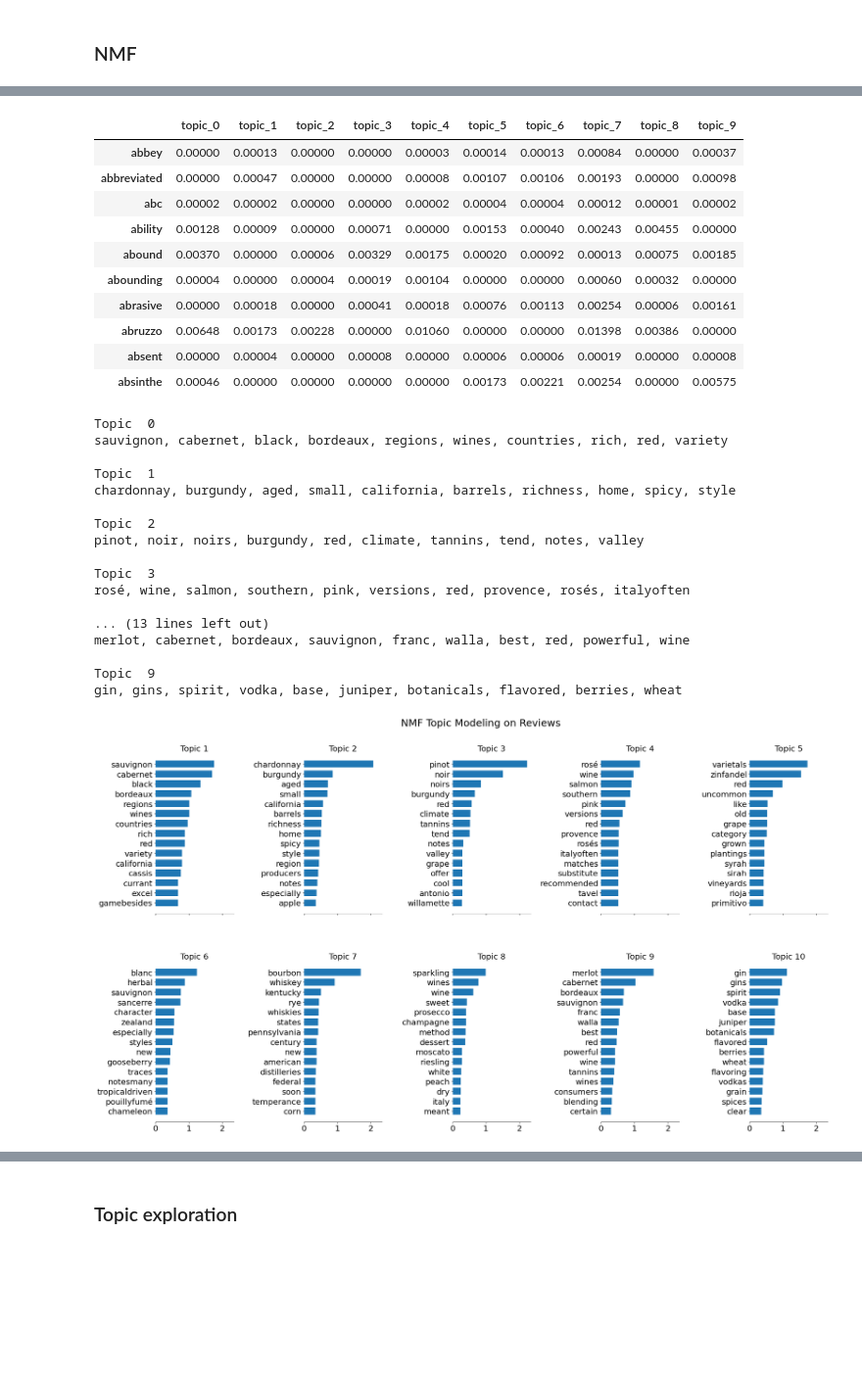
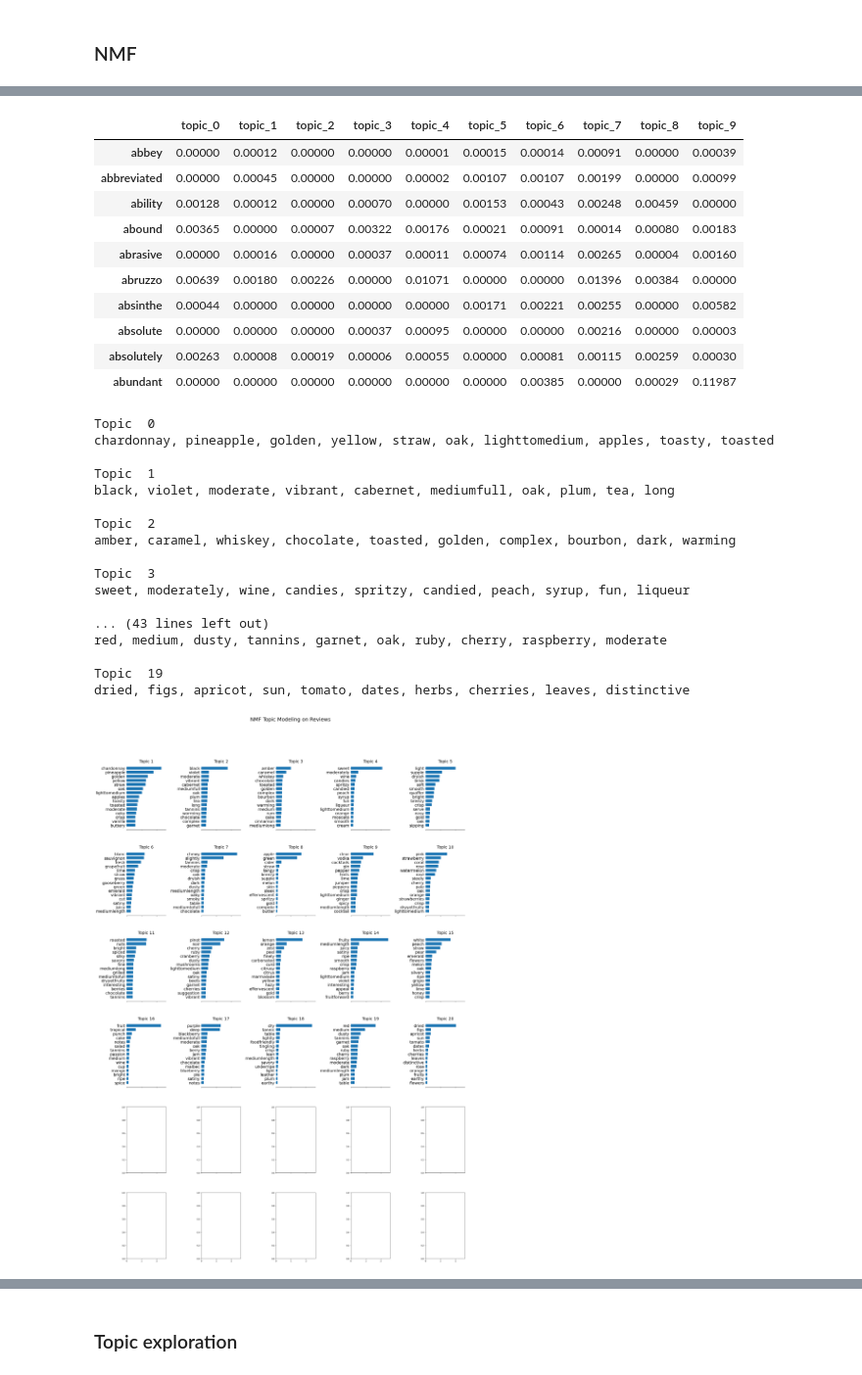
Before and after one commit to luongtruong77/nlp-drinks-cocktails-recommender, a Jupyter notebook: notebooks/topic-modeling.ipynb, the cells around one changed output, grey strips where cells are left out. Shown at 98% size. Drawn from its saved outputs; the diff is of its cells as text; code cells hidden in the pictures; blank space fills up the shorter version.

```diff
--- a/notebooks/topic-modeling.ipynb
+++ b/notebooks/topic-modeling.ipynb
@@ -49,0 +59,3 @@ memory usage: 325.0+ KB
+# %%
+full_df = pd.read_csv('../data/cleaned_reviews_data.csv', index_col=0)
+full_df.head()
@@ -57,4 +95,6 @@ stop_words = ENGLISH_STOP_WORDS.union(sw)
 # %%
+
+
 def text_cleaning(texts):
     #lowercase
     texts = texts.apply(lambda x: x.lower())
@@ -77,7 +117,7 @@ def display_topics(model, feature_names, no_top_words, topic_names=None):
                         for i in topic.argsort()[:-no_top_words - 1:-1]]))
 
 def plot_top_words(model, feature_names, n_top_words, title):
-    fig, axes = plt.subplots(2, 5, figsize=(30, 15), sharex=True)
+    fig, axes = plt.subplots(6, 5, figsize=(30, 40), sharex=True)
     axes = axes.flatten()
     for topic_idx, topic in enumerate(model.components_):
         top_features_ind = topic.argsort()[:-n_top_words - 1:-1]
@@ -124,7 +169,19 @@ clear straw green color grassy green herbal hoppy aromas and flavors of cut gras
 # %% [markdown]
 ### NMF
 # %%
-nmf_review = NMF(n_components=10)
+reviews = full_df['Review'].fillna(value='')
+
+reviews = text_cleaning(reviews)
+
+tfidf_review = TfidfVectorizer(stop_words=stop_words,
+                           min_df=3,
+                           max_df=0.7)
+
+reviews_matrix = tfidf_review.fit_transform(reviews)
+
+vocabs_review = tfidf_review.get_feature_names()
+
+nmf_review = NMF(n_components=20)
 
 nmf_review.fit(reviews_matrix)
 
@@ -132,7 +189,7 @@ reviews_matrix = nmf_review.transform(reviews_matrix)
 
 reviews_df = pd.DataFrame(reviews_matrix).add_prefix('topic_')
 
-reviews_df['Full_Review'] = reviews
+reviews_df['Review'] = reviews
 
 reviews_df.head(10)
 # %% [output]
@@ -150,40 +208,40 @@ reviews_df.head(10)
 # %%
-reviews_word_df = pd.DataFrame(nmf_review.components_.round(5), columns=reviews_vocabs).T.add_prefix('topic_')
+reviews_word_df = pd.DataFrame(nmf_review.components_.round(5), columns=vocabs_review).T.add_prefix('topic_')
 
 reviews_word_df.head(10)
 # %% [output]
 |  | topic_0 | topic_1 | topic_2 | topic_3 | topic_4 | topic_5 | topic_6 | topic_7 | topic_8 | topic_9 |
-| abbey | 0.00000 | 0.00013 | 0.00000 | 0.00000 | 0.00003 | 0.00014 | 0.00013 | 0.00084 | 0.00000 | 0.00037 |
-| abbreviated | 0.00000 | 0.00047 | 0.00000 | 0.00000 | 0.00008 | 0.00107 | 0.00106 | 0.00193 | 0.00000 | 0.00098 |
-| abc | 0.00002 | 0.00002 | 0.00000 | 0.00000 | 0.00002 | 0.00004 | 0.00004 | 0.00012 | 0.00001 | 0.00002 |
-| ability | 0.00128 | 0.00009 | 0.00000 | 0.00071 | 0.00000 | 0.00153 | 0.00040 | 0.00243 | 0.00455 | 0.00000 |
-| abound | 0.00370 | 0.00000 | 0.00006 | 0.00329 | 0.00175 | 0.00020 | 0.00092 | 0.00013 | 0.00075 | 0.00185 |
-| abounding | 0.00004 | 0.00000 | 0.00004 | 0.00019 | 0.00104 | 0.00000 | 0.00000 | 0.00060 | 0.00032 | 0.00000 |
-| abrasive | 0.00000 | 0.00018 | 0.00000 | 0.00041 | 0.00018 | 0.00076 | 0.00113 | 0.00254 | 0.00006 | 0.00161 |
-| abruzzo | 0.00648 | 0.00173 | 0.00228 | 0.00000 | 0.01060 | 0.00000 | 0.00000 | 0.01398 | 0.00386 | 0.00000 |
-| absent | 0.00000 | 0.00004 | 0.00000 | 0.00008 | 0.00000 | 0.00006 | 0.00006 | 0.00019 | 0.00000 | 0.00008 |
-| absinthe | 0.00046 | 0.00000 | 0.00000 | 0.00000 | 0.00000 | 0.00173 | 0.00221 | 0.00254 | 0.00000 | 0.00575 |
+| abbey | 0.00000 | 0.00012 | 0.00000 | 0.00000 | 0.00001 | 0.00015 | 0.00014 | 0.00091 | 0.00000 | 0.00039 |
+| abbreviated | 0.00000 | 0.00045 | 0.00000 | 0.00000 | 0.00002 | 0.00107 | 0.00107 | 0.00199 | 0.00000 | 0.00099 |
+| ability | 0.00128 | 0.00012 | 0.00000 | 0.00070 | 0.00000 | 0.00153 | 0.00043 | 0.00248 | 0.00459 | 0.00000 |
+| abound | 0.00365 | 0.00000 | 0.00007 | 0.00322 | 0.00176 | 0.00021 | 0.00091 | 0.00014 | 0.00080 | 0.00183 |
+| abrasive | 0.00000 | 0.00016 | 0.00000 | 0.00037 | 0.00011 | 0.00074 | 0.00114 | 0.00265 | 0.00004 | 0.00160 |
+| abruzzo | 0.00639 | 0.00180 | 0.00226 | 0.00000 | 0.01071 | 0.00000 | 0.00000 | 0.01396 | 0.00384 | 0.00000 |
+| absinthe | 0.00044 | 0.00000 | 0.00000 | 0.00000 | 0.00000 | 0.00171 | 0.00221 | 0.00255 | 0.00000 | 0.00582 |
+| absolute | 0.00000 | 0.00000 | 0.00000 | 0.00037 | 0.00095 | 0.00000 | 0.00000 | 0.00216 | 0.00000 | 0.00003 |
+| absolutely | 0.00263 | 0.00008 | 0.00019 | 0.00006 | 0.00055 | 0.00000 | 0.00081 | 0.00115 | 0.00259 | 0.00030 |
+| abundant | 0.00000 | 0.00000 | 0.00000 | 0.00000 | 0.00000 | 0.00000 | 0.00385 | 0.00000 | 0.00029 | 0.11987 |
 # %%
-display_topics(nmf_review, reviews_vocabs, 10)
+display_topics(nmf_review, vocabs_review, 10)
 # %% [output]
 Topic  0
-sauvignon, cabernet, black, bordeaux, regions, wines, countries, rich, red, variety
+chardonnay, pineapple, golden, yellow, straw, oak, lighttomedium, apples, toasty, toasted
 
 Topic  1
-chardonnay, burgundy, aged, small, california, barrels, richness, home, spicy, style
+black, violet, moderate, vibrant, cabernet, mediumfull, oak, plum, tea, long
 
 Topic  2
-pinot, noir, noirs, burgundy, red, climate, tannins, tend, notes, valley
+amber, caramel, whiskey, chocolate, toasted, golden, complex, bourbon, dark, warming
 
 Topic  3
-rosé, wine, salmon, southern, pink, versions, red, provence, rosés, italyoften
+sweet, moderately, wine, candies, spritzy, candied, peach, syrup, fun, liqueur
 
-... (13 lines left out)
-merlot, cabernet, bordeaux, sauvignon, franc, walla, best, red, powerful, wine
+... (43 lines left out)
+red, medium, dusty, tannins, garnet, oak, ruby, cherry, raspberry, moderate
 
-Topic  9
-gin, gins, spirit, vodka, base, juniper, botanicals, flavored, berries, wheat
+Topic  19
+dried, figs, apricot, sun, tomato, dates, herbs, cherries, leaves, distinctive
 # %%
-plot_top_words(nmf_review, reviews_vocabs, 15, "NMF Topic Modeling on Reviews")
+plot_top_words(nmf_review, vocabs_review, 15, "NMF Topic Modeling on Reviews")
 # %% [output]
-[figure, old version]
+[figure, new version]
```
Also changed, not shown: parts of 48 cells of this notebook, 9 other files.
